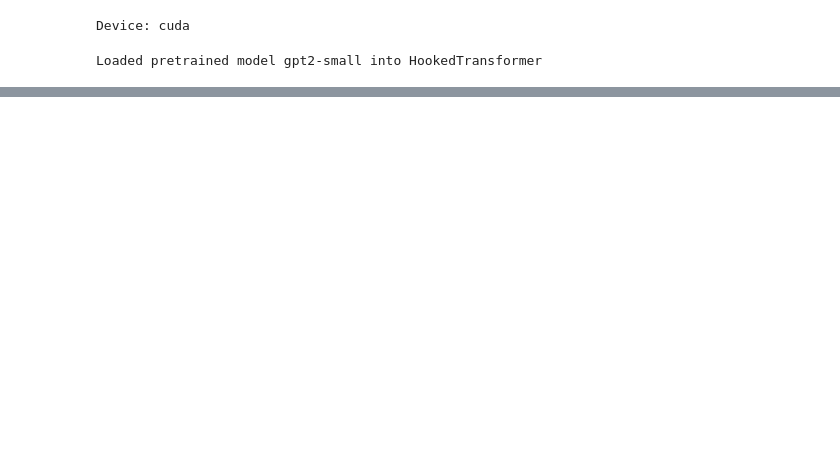
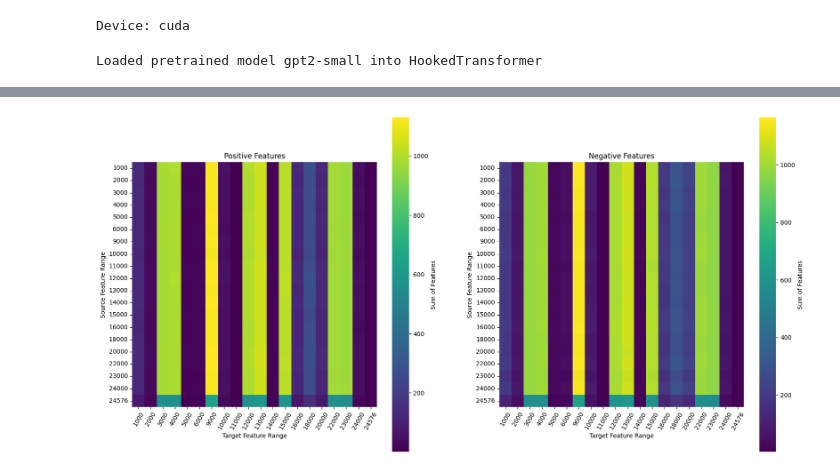
Before and after one commit to hasithv/mats-project, a Jupyter notebook: saemat.ipynb, the cells around one changed output, grey strips where cells are left out. Drawn from its saved outputs; the diff is of its cells as text; code cells hidden in the pictures; blank space fills up the shorter version.

```diff
--- a/saemat.ipynb
+++ b/saemat.ipynb
@@ -157,0 +342,10 @@ TypeError: Object of type ndarray is not JSON serializable
+# %%
+pos_grouped_matrix.shape, neg_grouped_matrix.shape
+
+# columns that are all non-nan
+non_nan_pos = (~(torch.isnan(pos_grouped_matrix).all(dim=0))).tolist()
+non_nan_neg = (~(torch.isnan(neg_grouped_matrix).all(dim=0))).tolist()
+# %%
+pos_grouped_matrix = pos_grouped_matrix[non_nan_pos, :][:, non_nan_pos]
+neg_grouped_matrix = neg_grouped_matrix[non_nan_neg, :][:, non_nan_neg]
+pos_grouped_ranges = [pos_grouped_ranges[i] for i in range(len(pos_grouped_ranges)) if non_nan_pos[i]]
@@ -157,0 +356,27 @@ TypeError: Object of type ndarray is not JSON serializable
+# %%
+# Make all non-zero values equal to 1
+# grouped_matrix[grouped_matrix > 0.1] = 1
+
+# Make heatmaps of the grouped matrix with subplots
+fig, axes = plt.subplots(1, 2, figsize=(20, 10))
+sns.heatmap(pos_grouped_matrix, cmap='viridis', square=True, cbar_kws={'label': 'Sum of Features'}, ax=axes[0])
+sns.heatmap(neg_grouped_matrix, cmap='viridis', square=True, cbar_kws={'label': 'Sum of Features'}, ax=axes[1])
+
+# Set the titles
+axes[0].set_title('Positive Features')
+axes[1].set_title('Negative Features')
+
+# Set the labels
+axes[0].set_xlabel('Target Feature Range')
+axes[1].set_xlabel('Target Feature Range')
+axes[0].set_ylabel('Source Feature Range')
+axes[1].set_ylabel('Source Feature Range')
+
+# Set the ticks to be the first number in the group
+second_nums = [int(r.split('-')[1]) for r in pos_grouped_ranges]
+axes[0].set_xticklabels(second_nums, rotation=60);
+axes[0].set_yticklabels(second_nums, rotation=0);
+axes[1].set_xticklabels(second_nums, rotation=60);
+axes[1].set_yticklabels(second_nums, rotation=0);
+# %% [output]
+[figure, added]
```
Also changed, not shown: parts of 23 cells of this notebook, 9 other files.
